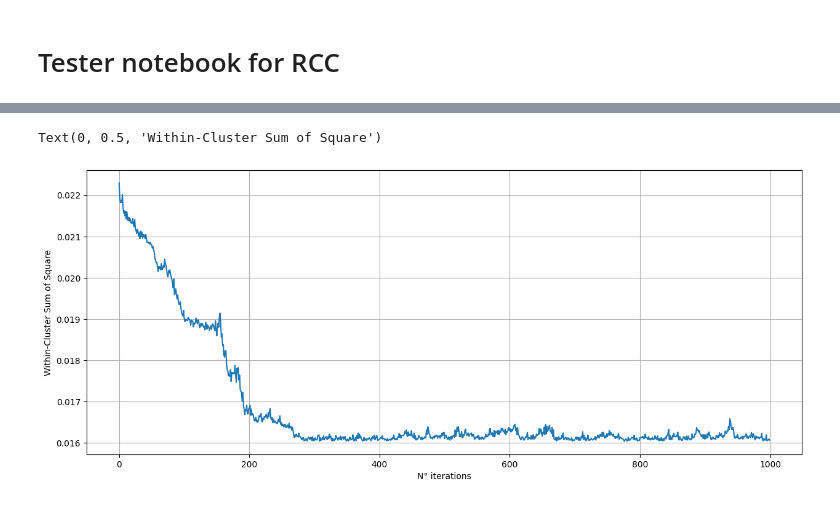
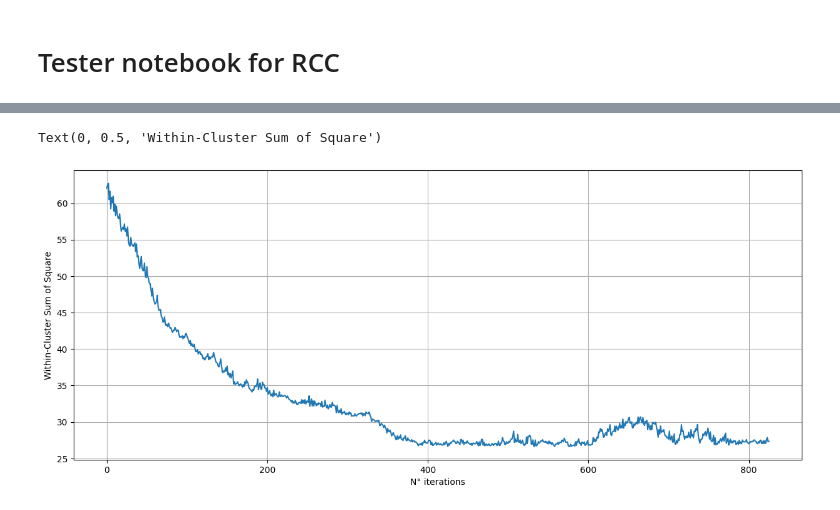
Before and after one commit to jacopograssi97/Radially_constrained_clustering, a Jupyter notebook: tester.ipynb, the cells around one changed output, grey strips where cells are left out. Saved outputs shown, nothing was run; the diff lists cells and outputs as text; code cells hidden in the pictures.

```diff
--- a/tester.ipynb
+++ b/tester.ipynb
@@ -19,32 +116,36 @@ dataset_tp = dataset_tp.groupby('time.dayofyear').mean()
 # %%
-array_t2m = dataset_t2m.t2m.to_numpy()
+array_t2m = dataset_t2m.to_numpy()
 array_t2m = np.reshape(array_t2m, (array_t2m.shape[0], array_t2m.shape[1]*array_t2m.shape[2]))
 # %%
-array_tp = dataset_tp.tp.to_numpy()
+array_tp = dataset_tp.to_numpy()
 array_tp = np.reshape(array_tp, (array_tp.shape[0], array_tp.shape[1]*array_tp.shape[2]))
+# %%
+array_ws = dataset_ws.to_numpy()
+array_ws = np.reshape(array_ws, (array_ws.shape[0], array_ws.shape[1]*array_ws.shape[2]))
 # %%
 # concatenate the two arrays on columns
-array_tot = np.concatenate((array_t2m, array_tp), axis=1)
+array_tot = np.concatenate((array_t2m, array_tp, array_ws), axis=1)
+
+array_tot = array_tot[:,~np.all(np.isnan(array_tot), axis=0)]
 # %%
 # min-max normalization on axis 1
 array_tot = (array_tot - array_tot.min(axis=1).reshape(-1, 1)) / (array_tot.max(axis=1) - array_tot.min(axis=1)).reshape(-1, 1)
 # %%
 model = Radially_Constrained_Cluster(data_to_cluster = array_tot,
                                      n_seas = 4,
                                      n_iter = 1000,
-                                     learning_rate = 3,
-                                     scheduling_factor = 1.0000000001,
-                                     min_len=30,
+                                     learning_rate = 1,
+                                     min_len=50,
                                      mode = 'single')
 
 model.fit()
 prediction = model.get_prediction()
 
 fig_learning = plt.figure(figsize = (15,6))
 plt.plot(model.error_history)
 plt.grid()
 plt.xlabel('N° iterations')
 plt.ylabel('Within-Cluster Sum of Square')
 # %% [output]
 Text(0, 0.5, 'Within-Cluster Sum of Square')
-[figure, old version]
+[figure, new version]
```
Also changed, not shown: parts of 15 cells of this notebook, 3 other files.
